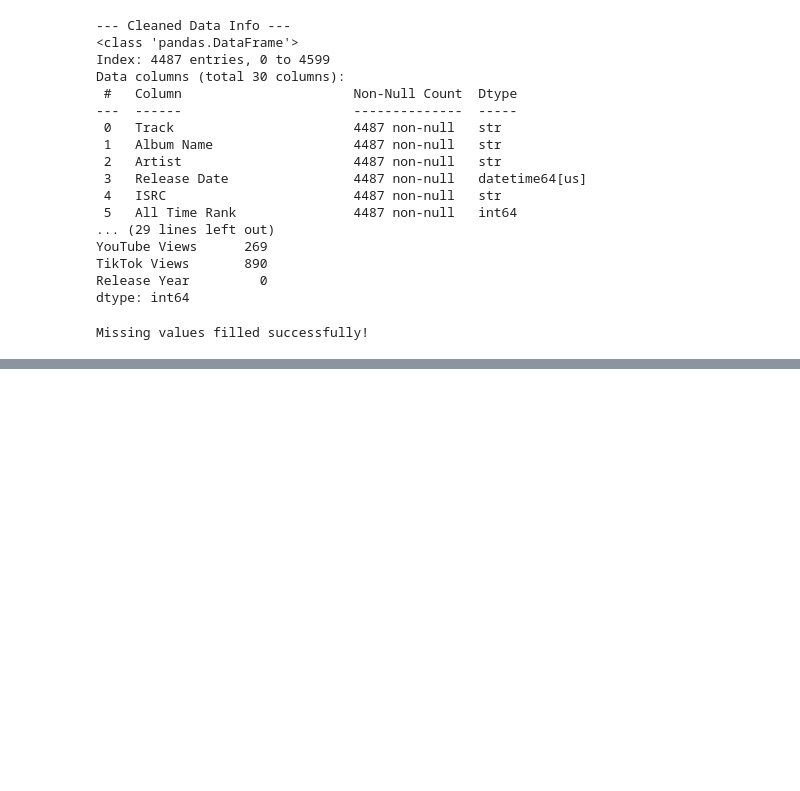
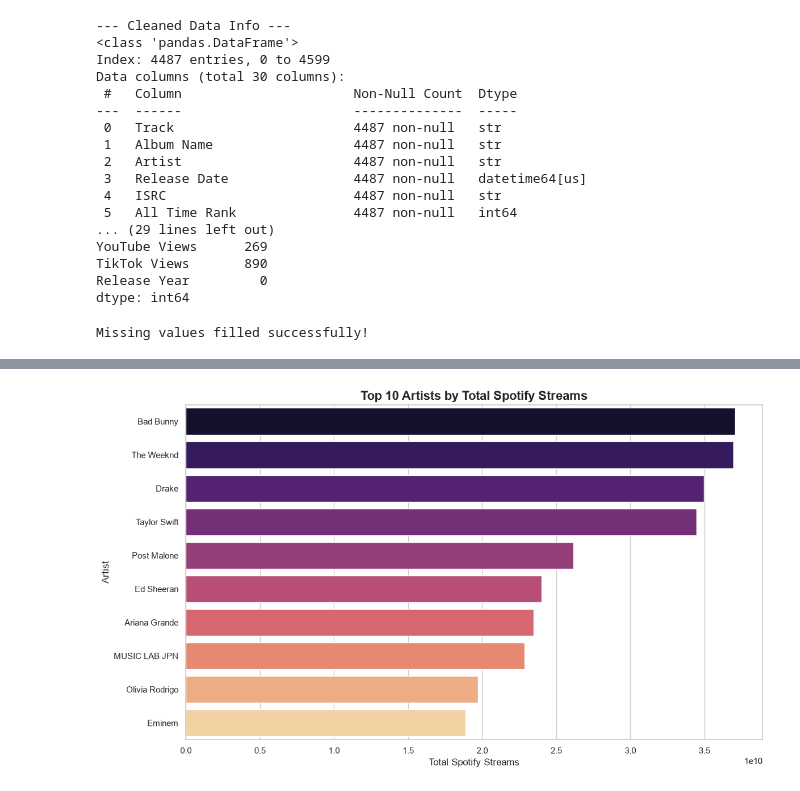
Before and after one commit to RTficial4life/Spotify-2023-data-visualization, a Jupyter notebook: python project.ipynb, the cells around one changed output, grey strips where cells are left out. Cells and saved outputs as stored; diff of their text form; code cells hidden in the pictures; blank space fills up the shorter version.

```diff
--- a/python project.ipynb
+++ b/python project.ipynb
@@ -133,0 +197,21 @@ Missing values filled successfully!
+# %%
+# First, we need to group the data by Artist and sum up their Spotify Streams
+artist_streams = df.groupby('Artist')['Spotify Streams'].sum().reset_index()
+
+# Sort them from highest to lowest and take the top 10
+top_10_artists = artist_streams.sort_values(by='Spotify Streams', ascending=False).head(10)
+
+# Create the barplot
+plt.figure(figsize=(12, 7))
+
+# We use hue='Artist' and legend=False to avoid the deprecation warning
+sns.barplot(x='Spotify Streams', y='Artist', data=top_10_artists, hue='Artist', palette='magma', legend=False)
+
+plt.title('Top 10 Artists by Total Spotify Streams', fontsize=16, fontweight='bold')
+plt.xlabel('Total Spotify Streams', fontsize=12)
+plt.ylabel('Artist', fontsize=12)
+
+plt.tight_layout()
+plt.show()
+# %% [output]
+[figure, added]
```
Also changed, not shown: parts of 6 cells of this notebook.
